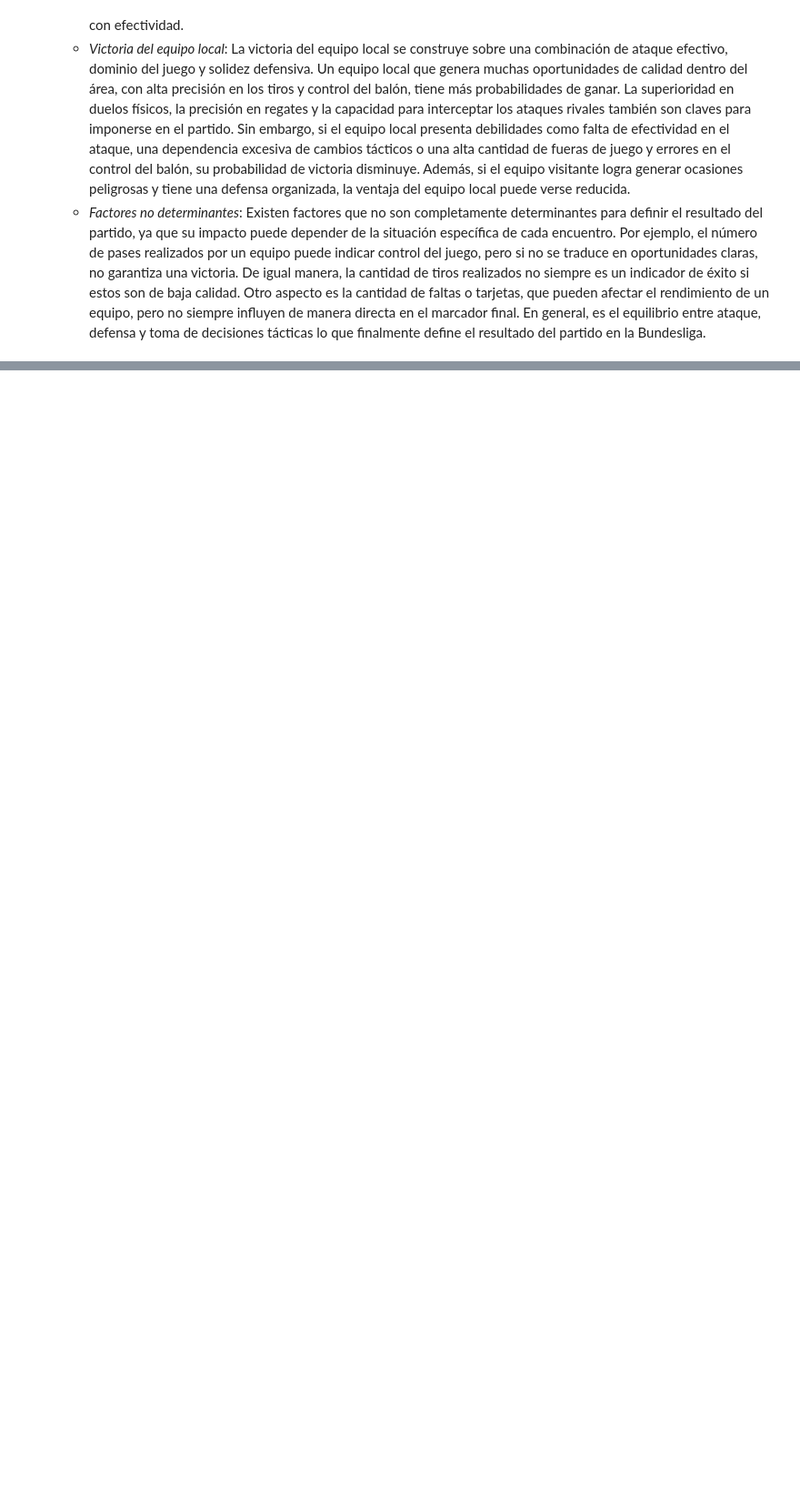
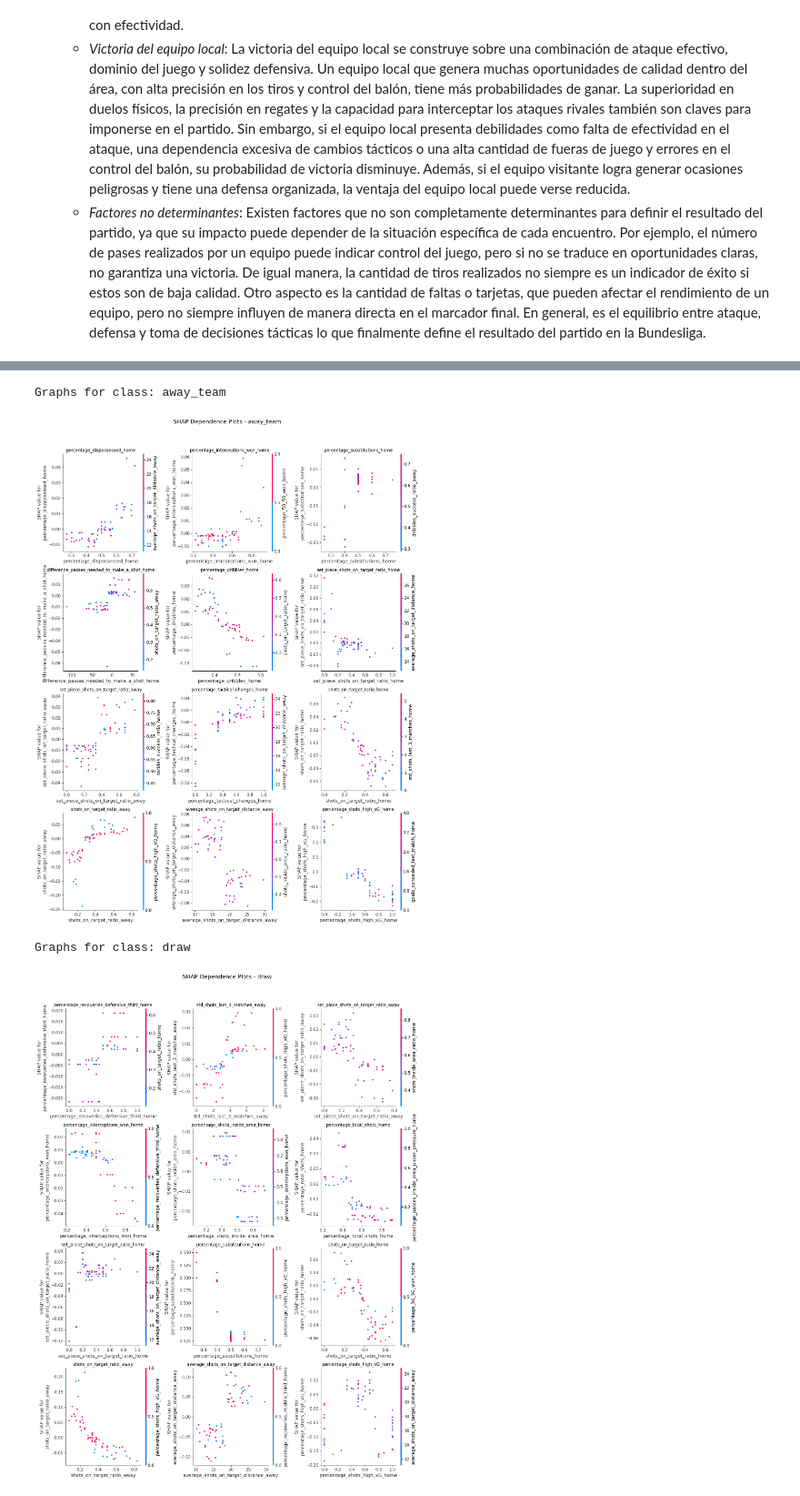
Before and after one commit to Jaime-Linares/DataAnalysis-FootySage, a Jupyter notebook: 2_analysis_Bundesliga.ipynb, the cells around one changed output, grey strips where cells are left out. Shown at 91% size. Drawn from its saved outputs; the diff is of its cells as text; code cells hidden in the pictures; blank space fills up the shorter version.

Commit message:
[feat] analysis of Bundesliga dependence plots done

```diff
--- a/2_analysis_Bundesliga.ipynb
+++ b/2_analysis_Bundesliga.ipynb
@@ -239,0 +264,9 @@ Vamos a analizar cada uno de los gráficos:
+# %%
+from src.analysis import plot_shap_dependence_plots
+
+plot_shap_dependence_plots(shap_values_Bundesliga, feature_names_Bundesliga, X_test_Bundesliga, encoder_Bundesliga)
+# %% [output]
+Graphs for class: away_team
+[figure, added]
+Graphs for class: draw
+[figure, added]
```
Also changed, not shown: parts of 5 cells of this notebook.
